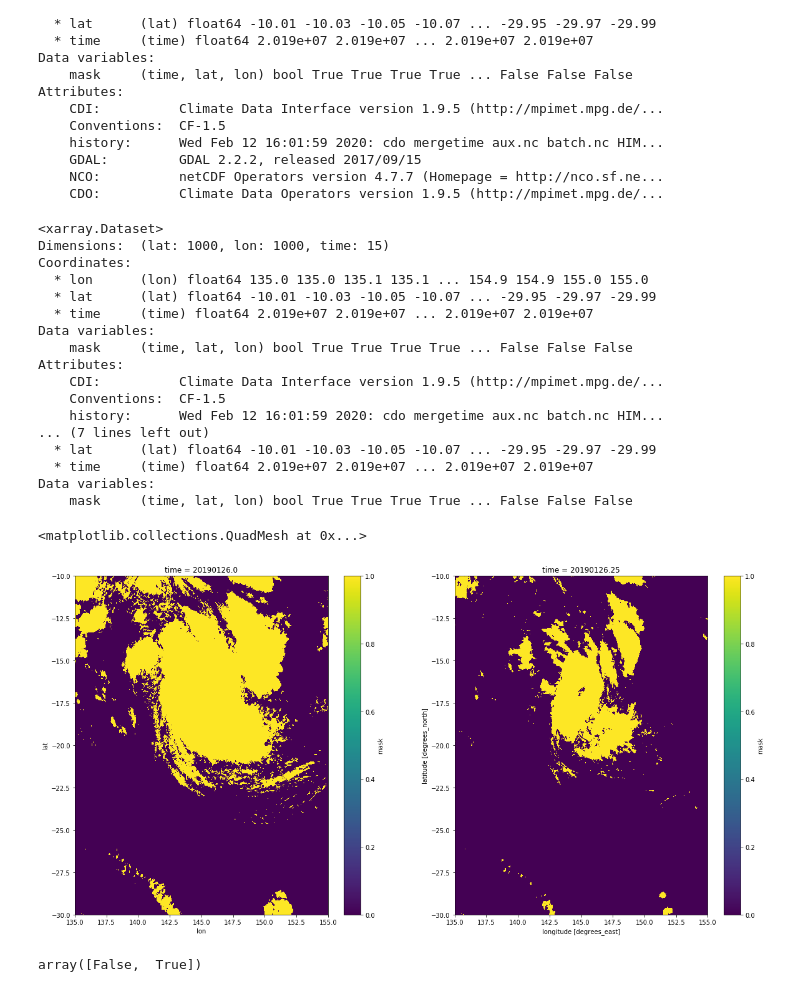
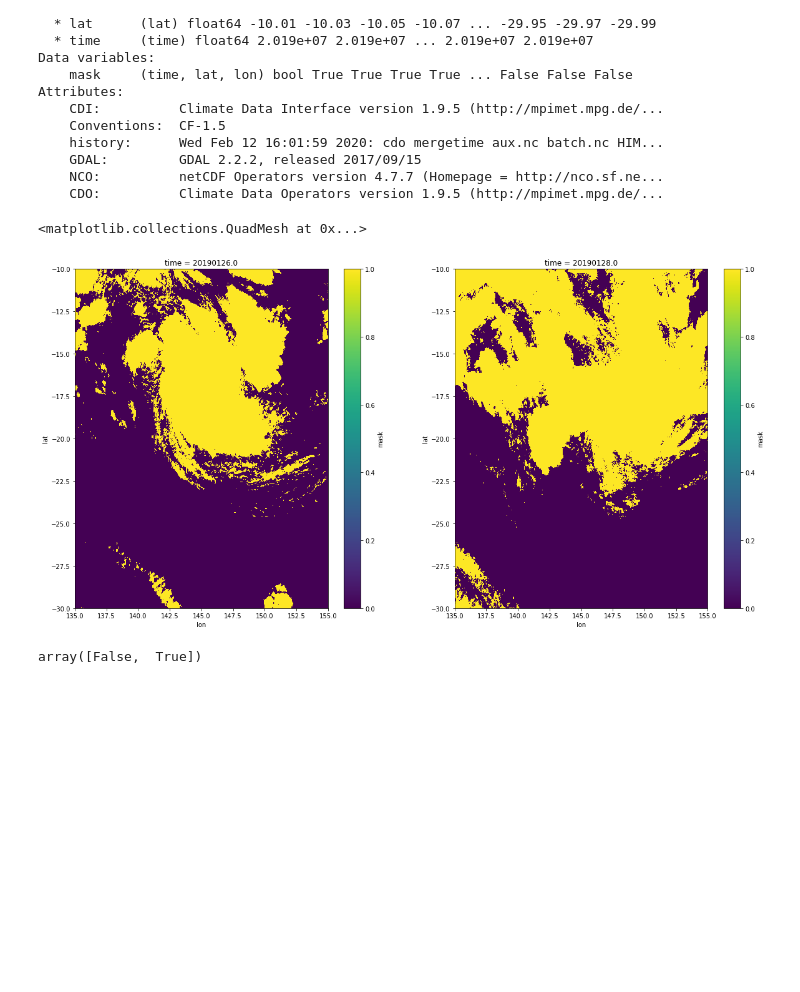
Before and after one commit to AmyLennard/Himawari_Hackathon, a Jupyter notebook: Compare_Him_AWAP.ipynb, the cells around one changed output. Cells and saved outputs as stored; diff of their text form; code cells hidden in the pictures; blank space fills up the shorter version.

```diff
--- a/Compare_Him_AWAP.ipynb
+++ b/Compare_Him_AWAP.ipynb
@@ -84,56 +85,37 @@ him2.time.values = np.round(him2.time)
 index_time = np.unique(him2.time.values, return_index=True)
 
 him3=him2[['mask']].isel(time = index_time[1]).copy()
 
 lat = him3['lat'].values
 lon = him3['lon'].values
 time = him3['time'].values
 
 
 for ii in np.arange(len(him3.time.values)):
 
-    tim = him3.time.values[ii].copy()
-
-    mask = np.any(np.stack(him2['mask'].sel(time=him2.time.values[ii]).values),axis = 0)
+    mask = np.any(np.stack(him2['mask'].sel(time=him3.time.values[ii]).values),axis = 0)
 
     if ii==0:
         mask_all = mask.copy()
         mask_all = np.expand_dims(mask_all,axis=0)
     else:
         mask = np.expand_dims( mask,axis=0)
         mask_all= np.append( mask_all,mask,axis=0)
 
 
 #print(him3)
 him4 = xr.Dataset({'mask': (['time', 'lat', 'lon'],  mask_all)},coords={ 'lon': lon, 'lat': lat, 'time': time})
 
 #print(him4)
 fig, axes = plt.subplots(ncols=2,figsize=(20,10))
 
 
 him4['mask'].isel(time=0).plot(ax=axes[0])
 
-him['mask'].isel(time=10).plot(ax=axes[1])
+him4['mask'].isel(time=2).plot(ax=axes[1])
 # %% [output]
-<xarray.Dataset>
-Dimensions:  (lat: 1000, lon: 1000, time: 15)
-Coordinates:
-  * lon      (lon) float64 135.0 135.0 135.1 135.1 ... 154.9 154.9 155.0 155.0
-  * lat      (lat) float64 -10.01 -10.03 -10.05 -10.07 ... -29.95 -29.97 -29.99
-  * time     (time) float64 2.019e+07 2.019e+07 ... 2.019e+07 2.019e+07
-Data variables:
-    mask     (time, lat, lon) bool True True True True ... False False False
-Attributes:
-    CDI:          Climate Data Interface version 1.9.5 (http://mpimet.mpg.de/...
-    Conventions:  CF-1.5
-    history:      Wed Feb 12 16:01:59 2020: cdo mergetime aux.nc batch.nc HIM...
-... (7 lines left out)
-  * lat      (lat) float64 -10.01 -10.03 -10.05 -10.07 ... -29.95 -29.97 -29.99
-  * time     (time) float64 2.019e+07 2.019e+07 ... 2.019e+07 2.019e+07
-Data variables:
-    mask     (time, lat, lon) bool True True True True ... False False False
+<matplotlib.collections.QuadMesh at 0x...>
-<matplotlib.collections.QuadMesh at 0x...>
-[figure, old version]
+[figure, new version]
 # %%
 aa = np.array([[False, False], [False,True]])
 np.any(aa, axis=0)
```
Also changed, not shown: parts of 2 cells of this notebook.
